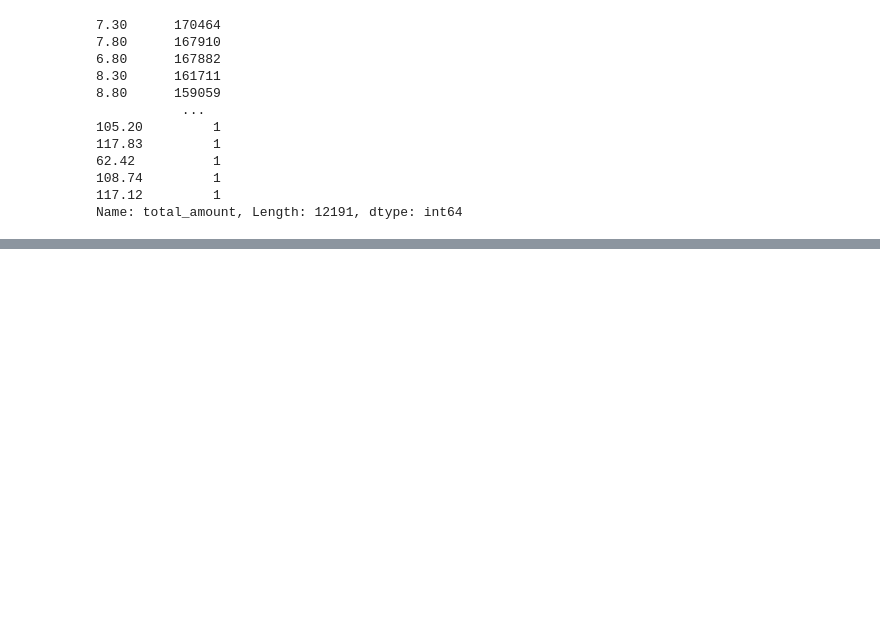
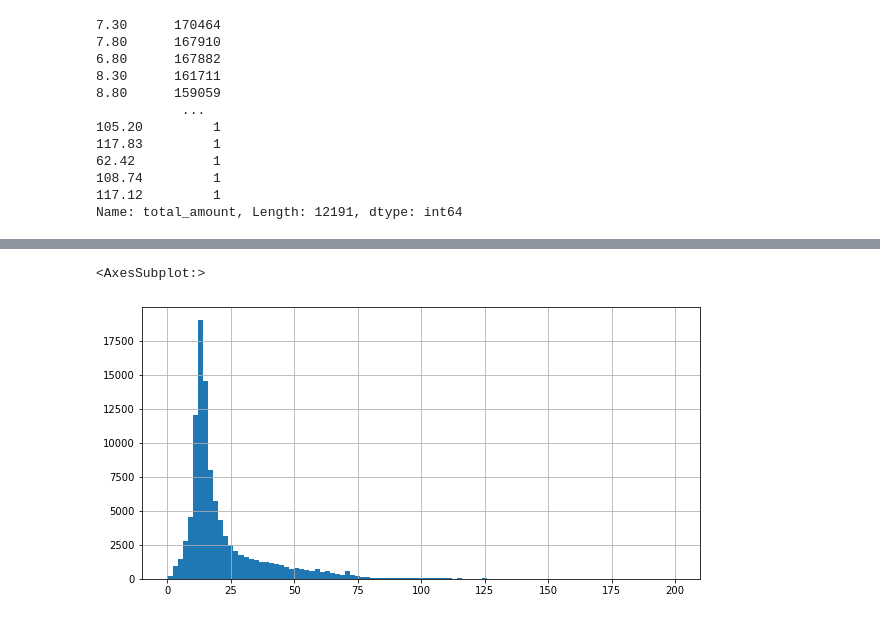
Before and after one commit to Mardi38/Taxi, a Jupyter notebook: Taxi Presentable nb July 2 22.ipynb, the cells around one changed output, grey strips where cells are left out. Saved outputs shown, nothing was run; the diff lists cells and outputs as text; code cells hidden in the pictures; blank space fills up the shorter version.

```diff
--- a/Taxi Presentable nb July 2 22.ipynb
+++ b/Taxi Presentable nb July 2 22.ipynb
@@ -298,0 +457,6 @@ dtype: int64
+# %%
+taxi_grouped_by_region['total_amount'].hist(bins=100, figsize=(10,5))
+#seems fine, ready to move on
+# %% [output]
+<AxesSubplot:>
+[figure, added]
```
Also changed, not shown: parts of 51 cells of this notebook.
